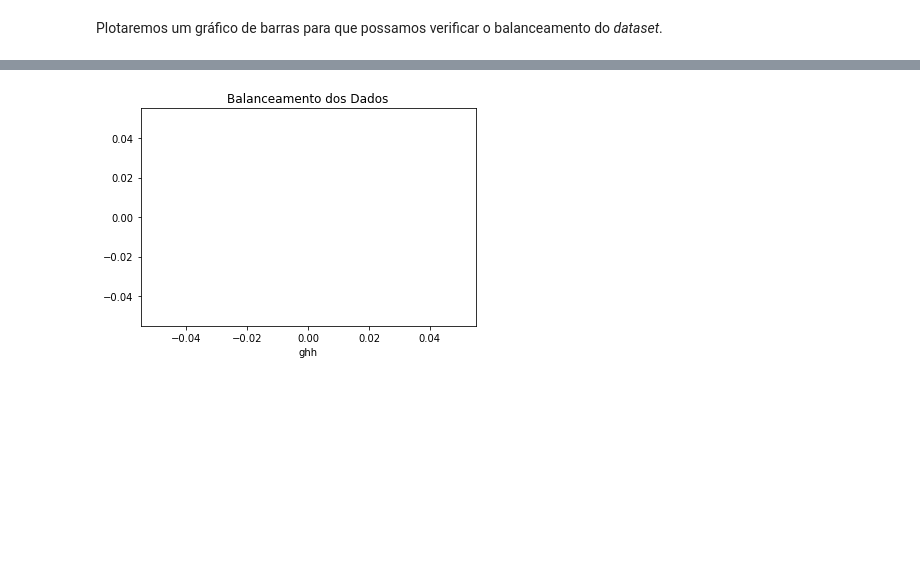
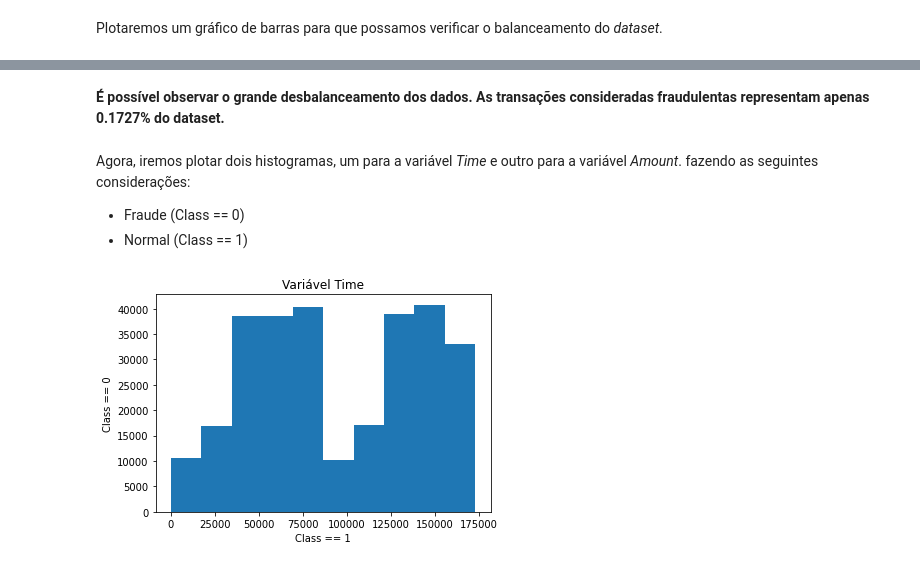
Before and after one commit to Pedro-Henrique8899-eng/Data_Science_Pedro_Enginer, a Jupyter notebook: inicio_file_cartao.ipynb, the cells around one changed output, grey strips where cells are left out. Cells and saved outputs as stored; diff of their text form; code cells hidden in the pictures; blank space fills up the shorter version.

```diff
--- a/inicio_file_cartao.ipynb
+++ b/inicio_file_cartao.ipynb
@@ -94,10 +109,17 @@ Plotaremos um gráfico de barras para que possamos verificar o balanceamento do
+# %% [markdown]
+**É possível observar o grande desbalanceamento dos dados. As transações consideradas fraudulentas representam apenas 0.1727% do dataset.**
+# %% [markdown]
+Agora, iremos plotar dois histogramas, um para a variável *Time* e outro para a variável *Amount*. fazendo as seguintes considerações:
+*  Fraude (Class == 0)
+*  Normal (Class == 1)
 # %%
-# gráfico de barras para verificar o balanceamento dos dados
+# Histograma da variável Time
 fig, ax = plt.subplots()
 
-ax.plot(kind='bar', data=df)
-ax.set_title('Balanceamento dos Dados')
-ax.set_xlabel('')
+ax.hist('Time', data=df)
+ax.set_title('Variável Time')
+ax.set_xlabel('Class == 1')
+ax.set_ylabel('Class == 0')
 plt.show()
 # %% [output]
-[figure, old version]
+[figure, new version]
```
Also changed, not shown: parts of 1 cell of this notebook.
